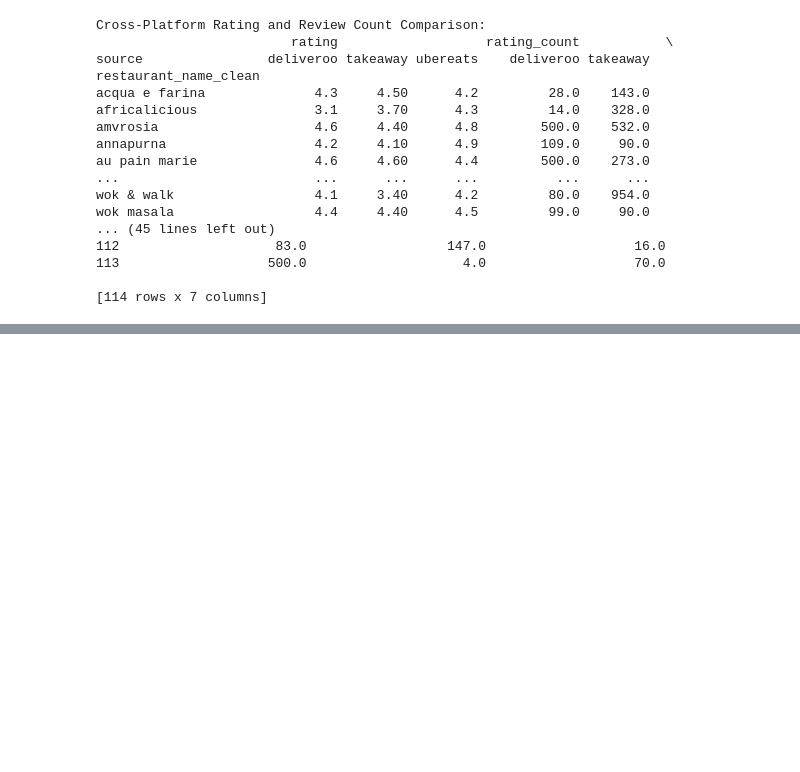
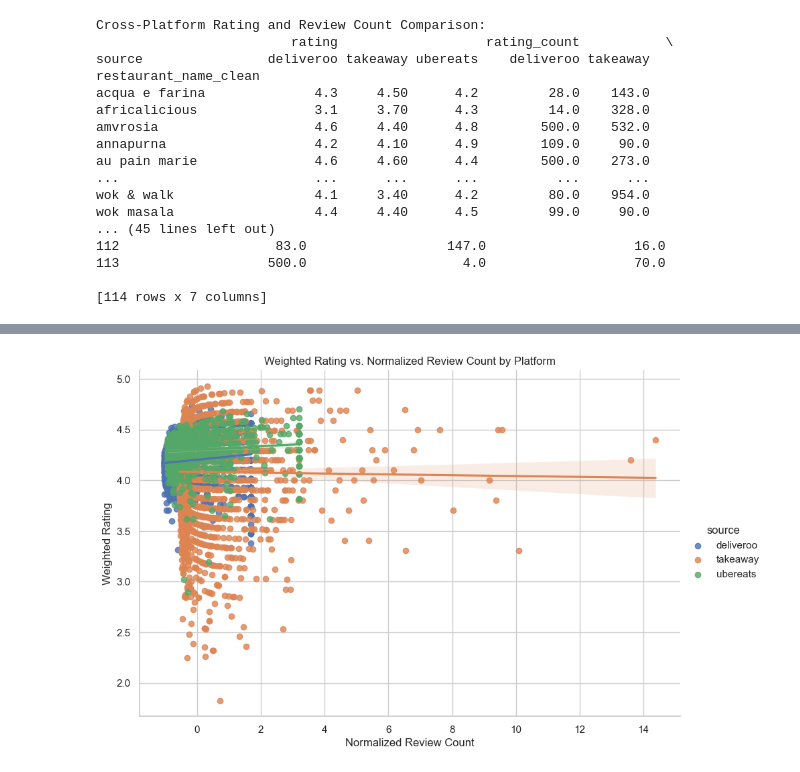
Before and after one commit to ricosaxo/delivery-market-analysis-with-SQL, a Jupyter notebook: Urson/workbook2_uc.ipynb, the cells around one changed output, grey strips where cells are left out. Drawn from its saved outputs; the diff is of its cells as text; code cells hidden in the pictures; blank space fills up the shorter version.

```diff
--- a/Urson/workbook2_uc.ipynb
+++ b/Urson/workbook2_uc.ipynb
@@ -417,0 +457,14 @@ wok masala                  4.4     4.40      4.5         99.0     90.0
+# %%
+# Normalize review count by platform
+df['normalized_reviews'] = df.groupby('source')['rating_number'].transform(lambda x: (x - x.mean()) / x.std())
+
+# Scatter plot with trendlines
+import seaborn as sns
+
+sns.lmplot(data=df, x='normalized_reviews', y='weighted_rating', hue='source', height=6, aspect=1.5)
+plt.title("Weighted Rating vs. Normalized Review Count by Platform")
+plt.xlabel("Normalized Review Count")
+plt.ylabel("Weighted Rating")
+plt.show()
+# %% [output]
+[figure, added]
```
Also changed, not shown: parts of 3 cells of this notebook, 5 other files.
